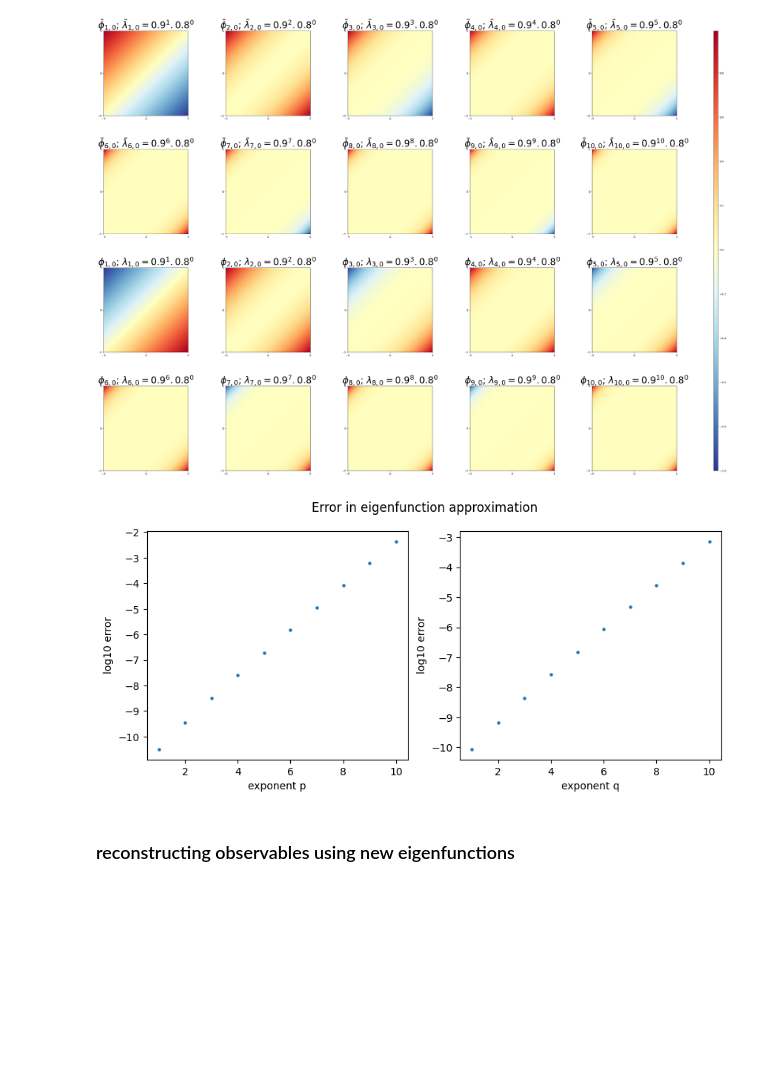
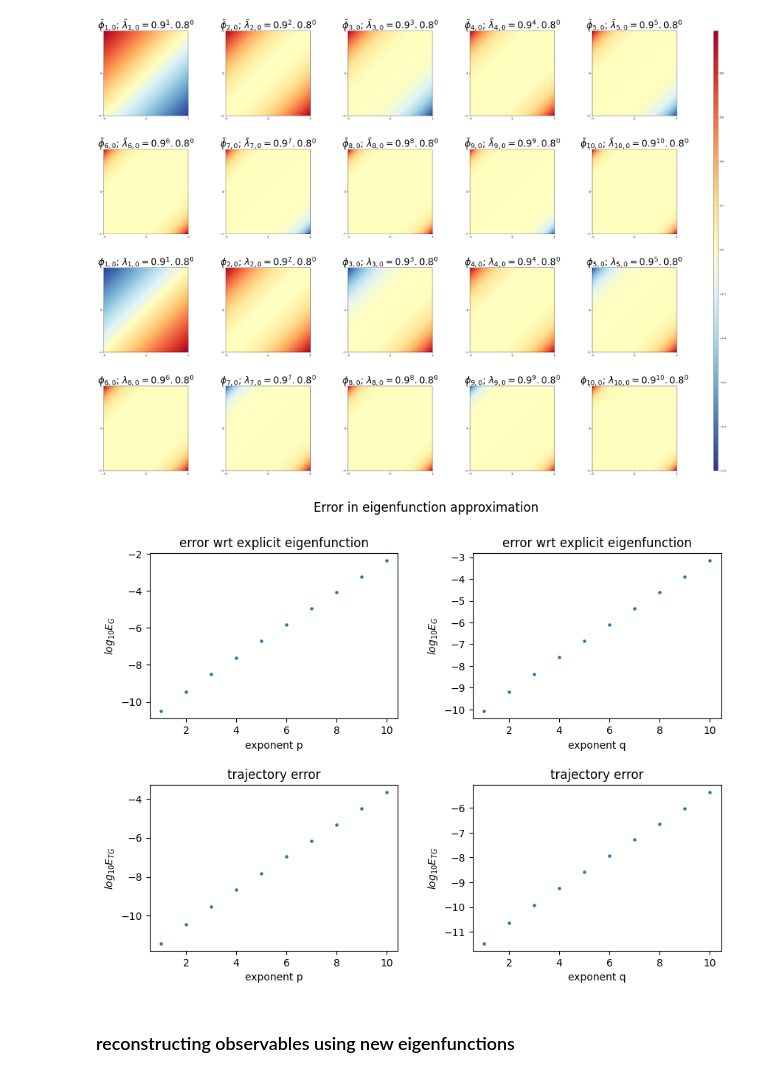
Before and after one commit to saksham219/koopman_eigensolvers, a Jupyter notebook: extend_linear_system_eigenfunctions.ipynb, the cells around one changed output. Drawn from its saved outputs; the diff is of its cells as text; code cells hidden in the pictures; blank space fills up the shorter version.

Commit message:
add trajectory errror and redefine error on grid

```diff
--- a/extend_linear_system_eigenfunctions.ipynb
+++ b/extend_linear_system_eigenfunctions.ipynb
@@ -216,6 +231,10 @@ c = 0
 for i, (m,n) in enumerate(sorted_eig):
     Z_l = koopman_eigen.extend_eigenfunctions(x_flat, eigenvector_indexes=[0,2], pow_i=m, pow_j=n,
                                                   normalize=False)
+    Z_l_t = koopman_eigen.extend_eigenfunctions((A@(x_flat.T)).T, eigenvector_indexes=[0,2], pow_i=m, pow_j=n,
+                                                  normalize=False)
+
+    Z_l_t = Z_l_t.reshape(X.shape)
     Z_l = Z_l.reshape(X.shape)
     Z_l_norm = Z_l/np.max(np.abs(Z_l))
 
@@ -223,6 +242,8 @@ for i, (m,n) in enumerate(sorted_eig):
     eigvalue_j_c = koopman_eigen.left_koopman_eigvals[2]
     eig_c = (eigvalue_i_c)**m * (eigvalue_j_c) ** n
     eig_str_c = "$\\bar{\lambda}_{" + f"{m},{n}" + "}" + f"= {eigvalue_i_c:.3}^{{" + f"{m}" + "}" +f". {eigvalue_j_c:.3}^{{" + f"{n}" + "}$"
+
+    traj_error = np.linalg.norm(Z_l_t - eig_c*Z_l)
 
     if m ==0:
         row = 1 if c>4 else 0
@@ -253,7 +274,7 @@ for i, (m,n) in enumerate(sorted_eig):
         c=c+1
 
     error = min(np.linalg.norm(Z - Z_l), np.linalg.norm(Z + Z_l))
-    error_list.append({"m": m, "n":n, "error": error})
+    error_list.append({"m": m, "n":n, "error": error, "traj_error": error, "c_error":compute_c_error(Z, Z_l)})
 
 cbar = f.colorbar(h, ax=ax.ravel().tolist(), aspect=100)
 
@@ -271,12 +292,19 @@ for i, (m,n) in enumerate(sorted_eig):
     Z_l = koopman_eigen.extend_eigenfunctions(x_flat, eigenvector_indexes=[0,2], pow_i=m, pow_j=n,
                                                   normalize=False)
     Z_l = Z_l.reshape(X.shape)
+    Z_l_t = koopman_eigen.extend_eigenfunctions((A@(x_flat.T)).T, eigenvector_indexes=[0,2], pow_i=m, pow_j=n,
+                                                  normalize=False)
+
+    Z_l_t = Z_l_t.reshape(X.shape)
     Z_l_norm = Z_l/np.max(np.abs(Z_l))
 
     eigvalue_i_c = koopman_eigen.left_koopman_eigvals[0]
     eigvalue_j_c = koopman_eigen.left_koopman_eigvals[2]
     eig_c = (eigvalue_i_c)**m * (eigvalue_j_c) ** n
     eig_str_c = "$\\bar{\lambda}_{" + f"{m},{n}" + "}" + f"= {eigvalue_i_c:.3}^{{" + f"{m}" + "}" +f". {eigvalue_j_c:.3}^{{" + f"{n}" + "}$"
+
+    traj_error = np.linalg.norm(Z_l_t - eig_c*Z_l)
+
 
     if n ==0:
         row = 1 if c>4 else 0
@@ -309,7 +337,7 @@ for i, (m,n) in enumerate(sorted_eig):
 
 
     error = min(np.linalg.norm(Z - Z_l), np.linalg.norm(Z + Z_l))
-    error_list.append({"m": m, "n":n, "error": error})
+    error_list.append({"m": m, "n":n, "error": error, "traj_error": traj_error, "c_error":compute_c_error(Z, Z_l)})
 
 cbar = f.colorbar(h, ax=ax.ravel().tolist(), aspect=100)
 
@@ -318,31 +346,49 @@ plt.show()
 # %% [output]
 [figure]
 # %%
-f, ax = plt.subplots(1,2, figsize=(10,4))
+f, ax = plt.subplots(2,2, figsize=(10,7))
+plt.subplots_adjust(hspace=0.4, wspace=0.3)
 
 m_list = [d["m"] for d in error_list if d["n"]==0]
-col = np.array([np.log10(d["error"]) for d in error_list if d["n"]==0])
+col = np.array([np.log10(d["c_error"]) for d in error_list if d["n"]==0])
 col[col==-np.inf] = np.log10(np.finfo(np.float64).eps)
 
-ax[0].scatter(m_list, col, s=5)
-ax[0].set_xlabel('exponent p')
-ax[0].set_ylabel('log10 error')
+ax[0][0].scatter(m_list, col, s=5)
+ax[0][0].set_xlabel('exponent p')
+ax[0][0].set_ylabel('$log_{10}E_G$')
+ax[0][0].set_title("error wrt explicit eigenfunction")
 
 n_list = [d["n"] for d in error_list if d["m"]==0]
-col = np.array([np.log10(d["error"]) for d in error_list if d["m"]==0])
+col = np.array([np.log10(d["c_error"]) for d in error_list if d["m"]==0])
 col[col==-np.inf] = np.log10(np.finfo(np.float64).eps)
 
-ax[1].scatter(n_list, col, s=5)
+ax[0][1].scatter(n_list, col, s=5)
+ax[0][1].set_xlabel('exponent q')
+ax[0][1].set_ylabel('$log_{10}E_G$')
+ax[0][1].set_title("error wrt explicit eigenfunction")
 
-ax[1].set_xlabel('exponent q')
-ax[1].set_ylabel('log10 error')
+col = np.array([np.log10(d["traj_error"]) for d in error_list if d["n"]==0])
+col[col==-np.inf] = np.log10(np.finfo(np.float64).eps)
+
+ax[1][0].scatter(m_list, col, s=5)
+ax[1][0].set_xlabel('exponent p')
+ax[1][0].set_ylabel('$log_{10}E_{TG}$')
+ax[1][0].set_title("trajectory error")
+
+col = np.array([np.log10(d["traj_error"]) for d in error_list if d["m"]==0])
+col[col==-np.inf] = np.log10(np.finfo(np.float64).eps)
+
+ax[1][1].scatter(m_list, col, s=5)
+ax[1][1].set_xlabel('exponent q')
+ax[1][1].set_ylabel('$log_{10}E_{TG}$')
+ax[1][1].set_title("trajectory error")
 
 
 f.suptitle('Error in eigenfunction approximation')
 plt.savefig('plots/error_EDMD_poly_eigfunc_approx.png', bbox_inches='tight')
 plt.show()
 # %% [output]
-[figure, old version]
+[figure, new version]
 # %% [markdown]
 ### reconstructing observables using new eigenfunctions
 # %%
```
Also changed, not shown: parts of 1 cell of this notebook, 1 other file.
